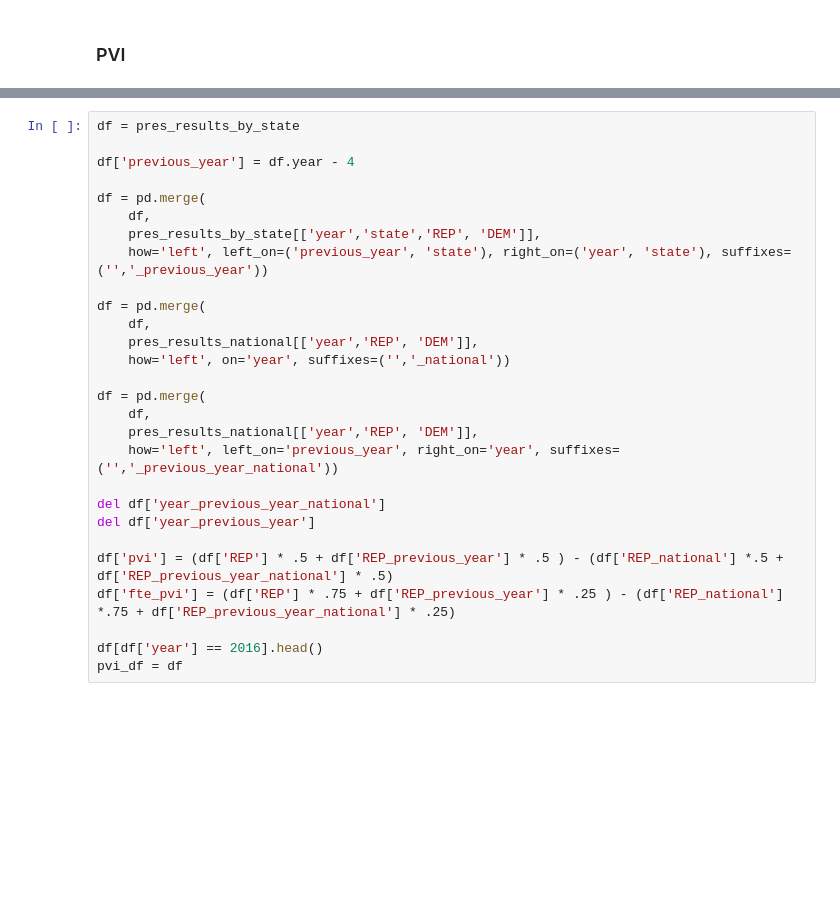
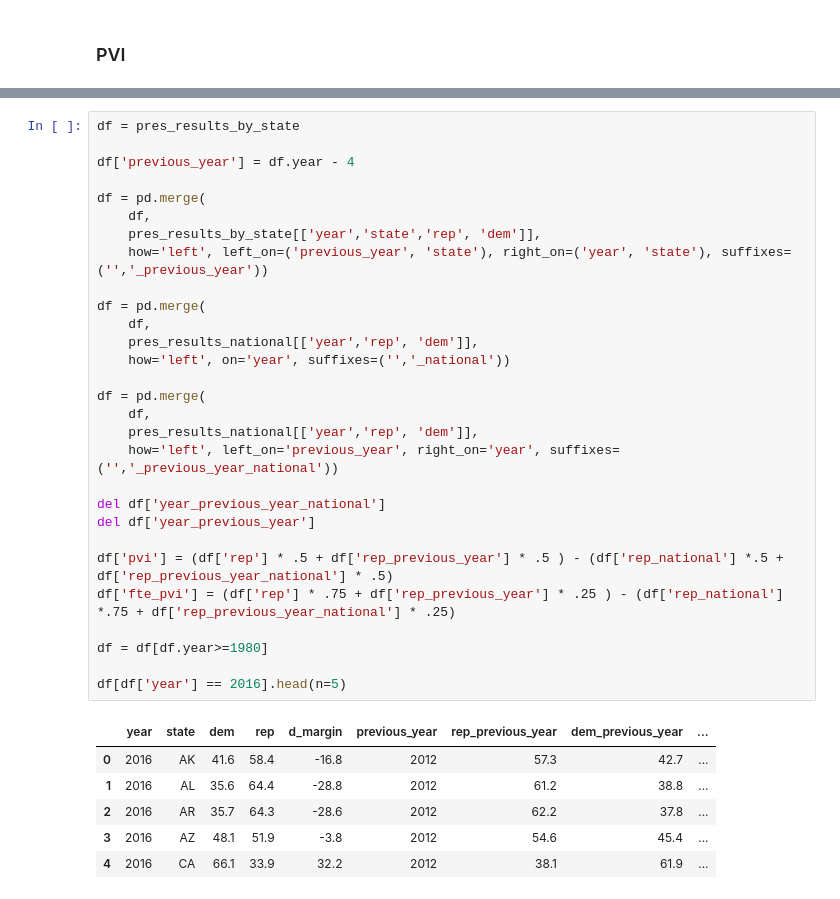
Before and after one commit to dmil/wrangler-polls, a Jupyter notebook: pvi-stuff.ipynb, the cells around one changed output, grey strips where cells are left out. Drawn from its saved outputs; the diff is of its cells as text; blank space fills up the shorter version.

```diff
--- a/pvi-stuff.ipynb
+++ b/pvi-stuff.ipynb
@@ -74,28 +58,36 @@ pres_results_national.head()
 # %%
 df = pres_results_by_state
 
 df['previous_year'] = df.year - 4
 
 df = pd.merge(
     df,
-    pres_results_by_state[['year','state','REP', 'DEM']],
+    pres_results_by_state[['year','state','rep', 'dem']],
     how='left', left_on=('previous_year', 'state'), right_on=('year', 'state'), suffixes=('','_previous_year'))
 
 df = pd.merge(
     df,
-    pres_results_national[['year','REP', 'DEM']],
+    pres_results_national[['year','rep', 'dem']],
     how='left', on='year', suffixes=('','_national'))
 
 df = pd.merge(
     df,
-    pres_results_national[['year','REP', 'DEM']],
+    pres_results_national[['year','rep', 'dem']],
     how='left', left_on='previous_year', right_on='year', suffixes=('','_previous_year_national'))
 
 del df['year_previous_year_national']
 del df['year_previous_year']
 
-df['pvi'] = (df['REP'] * .5 + df['REP_previous_year'] * .5 ) - (df['REP_national'] *.5 + df['REP_previous_year_national'] * .5)
-df['fte_pvi'] = (df['REP'] * .75 + df['REP_previous_year'] * .25 ) - (df['REP_national'] *.75 + df['REP_previous_year_national'] * .25)
+df['pvi'] = (df['rep'] * .5 + df['rep_previous_year'] * .5 ) - (df['rep_national'] *.5 + df['rep_previous_year_national'] * .5)
+df['fte_pvi'] = (df['rep'] * .75 + df['rep_previous_year'] * .25 ) - (df['rep_national'] *.75 + df['rep_previous_year_national'] * .25)
 
-df[df['year'] == 2016].head()
-pvi_df = df
+df = df[df.year>=1980]
+
+df[df['year'] == 2016].head(n=5)
+# %% [output]
+|  | year | state | dem | rep | d_margin | previous_year | rep_previous_year | dem_previous_year | ... |
+| 0 | 2016 | AK | 41.6 | 58.4 | -16.8 | 2012 | 57.3 | 42.7 | ... |
+| 1 | 2016 | AL | 35.6 | 64.4 | -28.8 | 2012 | 61.2 | 38.8 | ... |
+| 2 | 2016 | AR | 35.7 | 64.3 | -28.6 | 2012 | 62.2 | 37.8 | ... |
+| 3 | 2016 | AZ | 48.1 | 51.9 | -3.8 | 2012 | 54.6 | 45.4 | ... |
+| 4 | 2016 | CA | 66.1 | 33.9 | 32.2 | 2012 | 38.1 | 61.9 | ... |
```
Also changed, not shown: parts of 13 cells of this notebook, 2 other files.
